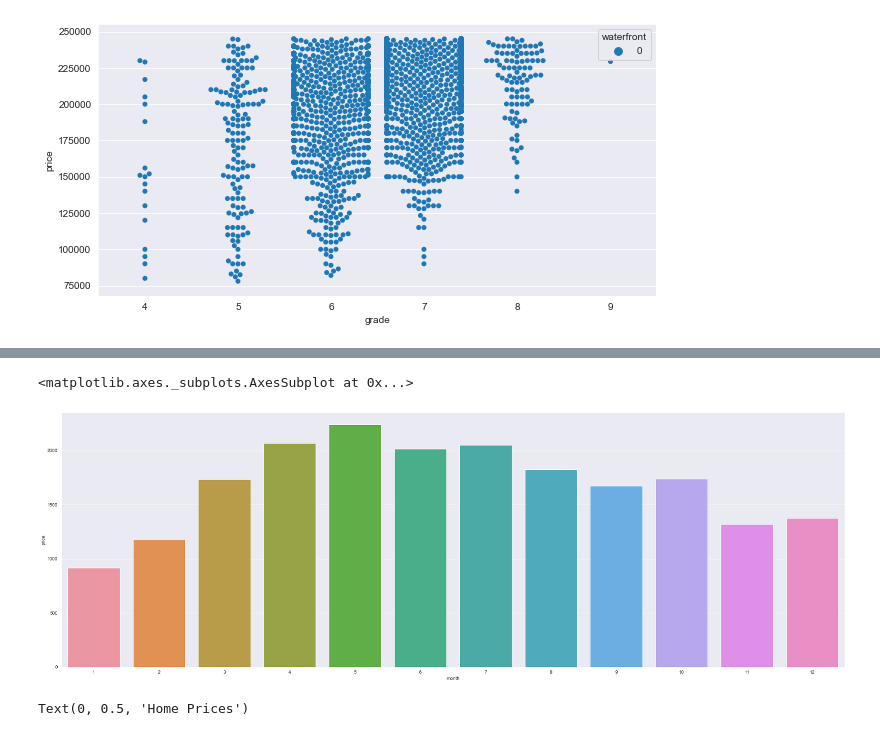
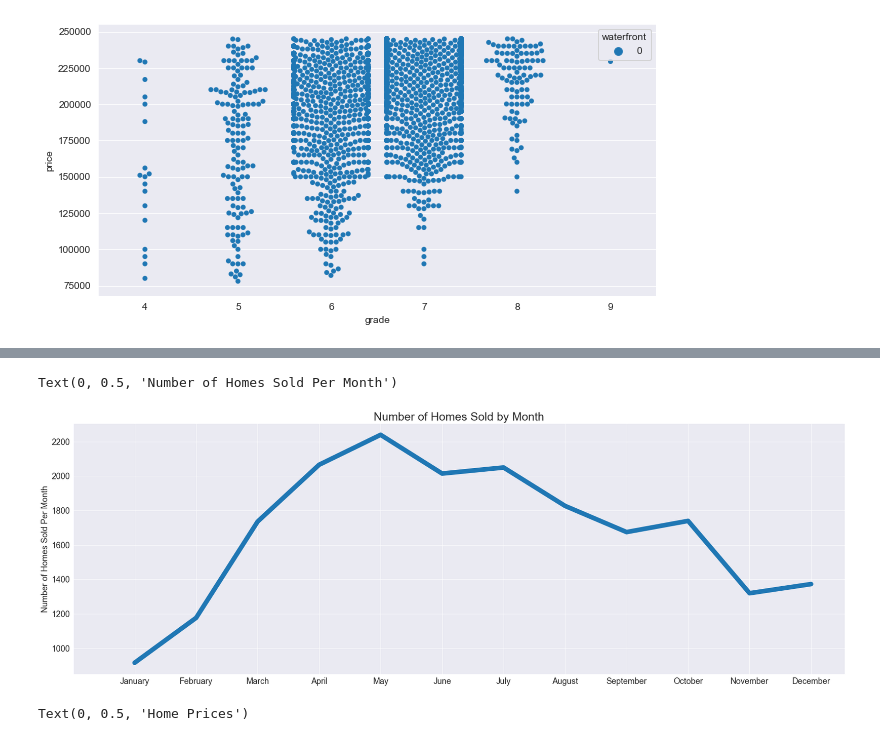
Before and after one commit to will4865/Predicting-Real-Estate-Prices, a Jupyter notebook: Untitled.ipynb, the cells around one changed output, grey strips where cells are left out. Drawn from its saved outputs; the diff is of its cells as text; code cells hidden in the pictures.

```diff
--- a/Untitled.ipynb
+++ b/Untitled.ipynb
@@ -1212,11 +1223,16 @@ sns.boxplot(data=df,x='grade',y='price',fliersize=0)
 # %%
 df_time=df.groupby('month').count()
-# %%
-plt.figure(figsize=(30,10))
-sns.barplot(data=df_time,x=df_time.index,y='price')
-# %% [output]
-<matplotlib.axes._subplots.AxesSubplot at 0x...>
-[figure, removed]
+# %%
+plt.figure(figsize=(30,10))
+sns.lineplot(data=df_time,x=df_time.index,y='price',linewidth=10)
+plt.title('Number of Homes Sold by Month',size=25)
+plt.xticks(np.arange(13),['','January','February','March','April','May','June','July','August','September','October','November','December'],fontsize=18)
+plt.yticks(fontsize=18)
+plt.xlabel('')
+plt.ylabel('Number of Homes Sold Per Month',size=18)
+# %% [output]
+Text(0, 0.5, 'Number of Homes Sold Per Month')
+[figure, added]
 # %%
 plt.figure(figsize=(10,10))
 sns.boxplot(data=df,x='waterfront',y='price',palette='Greens')
```
Also changed, not shown: parts of 26 cells of this notebook, 2 other files.
